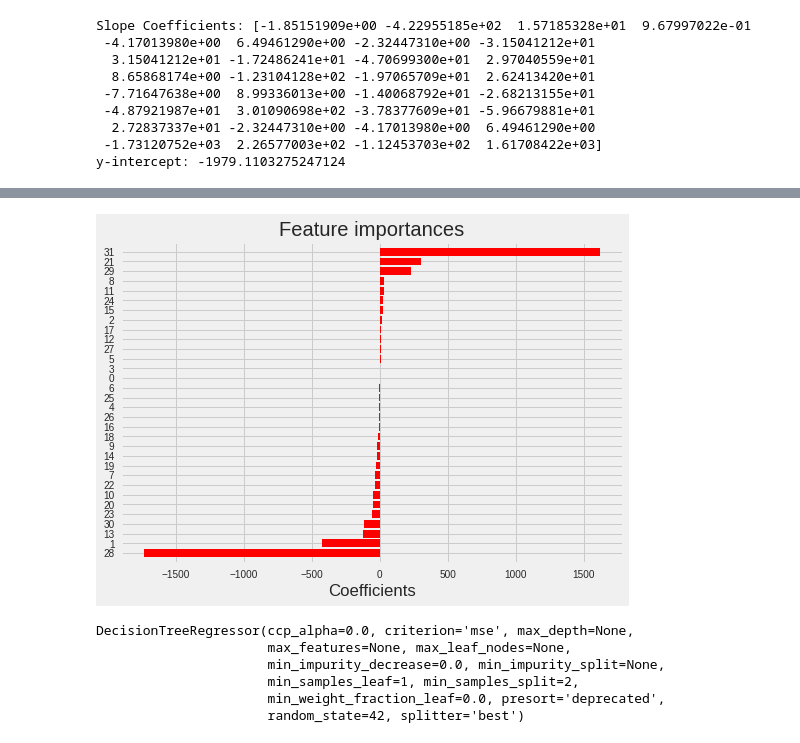
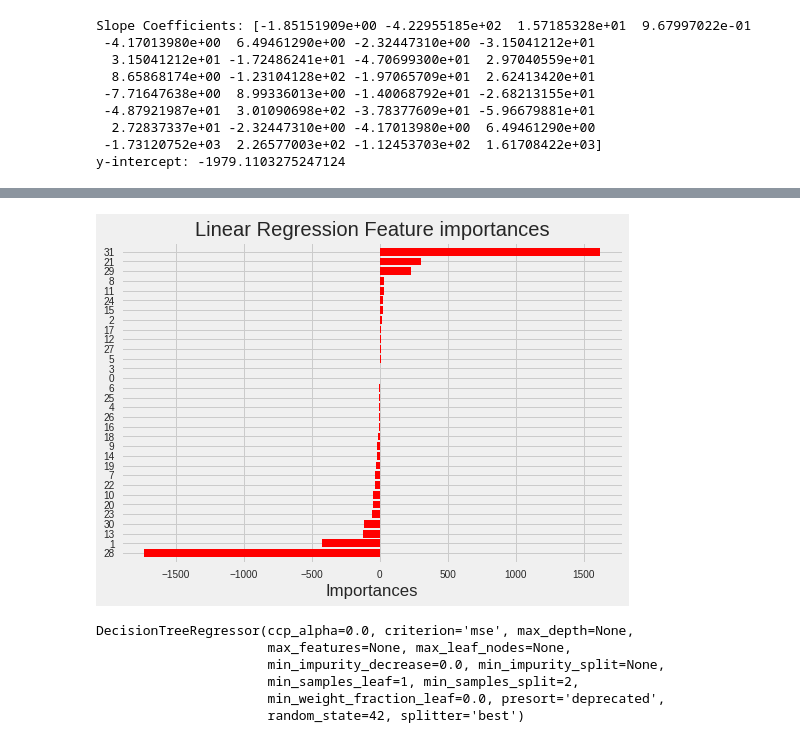
Before and after one commit to Savvy-Slowley/Sales_Predictions, a Jupyter notebook: Sales_Predictions.ipynb, the cells around one changed output, grey strips where cells are left out. Saved outputs shown, nothing was run; the diff lists cells and outputs as text; code cells hidden in the pictures.

```diff
--- a/Sales_Predictions.ipynb
+++ b/Sales_Predictions.ipynb
@@ -507,20 +507,20 @@ Feature: 31, Score: 1617.08422
 # %%
 importances = reg.coef_
 indices = np.argsort(importances)
 
 # Plot the feature importances of the forest
 plt.figure()
-plt.title("Feature importances")
+plt.title("Linear Regression Feature importances")
 plt.barh(range(X.shape[1]), importances[indices],
        color="r",  align="center")
 # If you want to define your own labels,
 # change indices to a list of labels on the following line.
 plt.yticks(range(X.shape[1]), indices)
 plt.ylim([-1, X.shape[1]])
-plt.xlabel('Coefficients')
+plt.xlabel('Importances')
 plt.show()
 # %% [output]
-[figure, old version]
+[figure, new version]
 # %%
 #Outlet Type Grocery Store and Outlet Type Supermarket Type 3 are features that are most associated with higher predicted sales
 # %%
```
Also changed, not shown: parts of 2 cells of this notebook.
